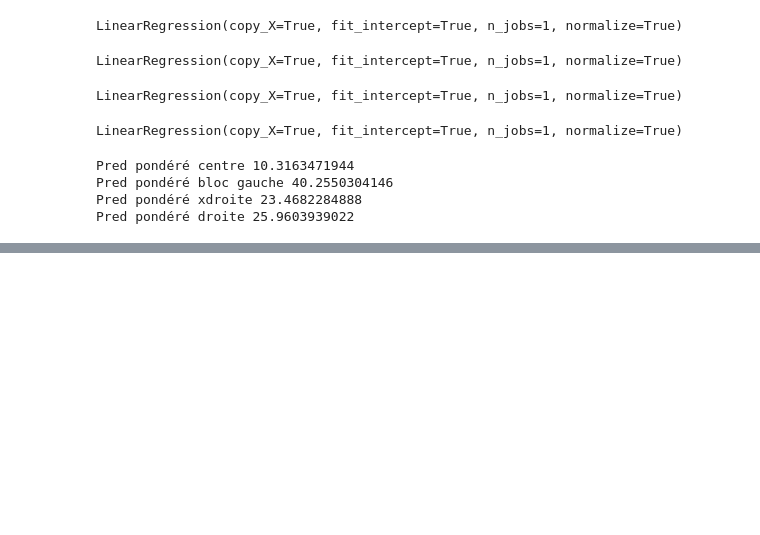
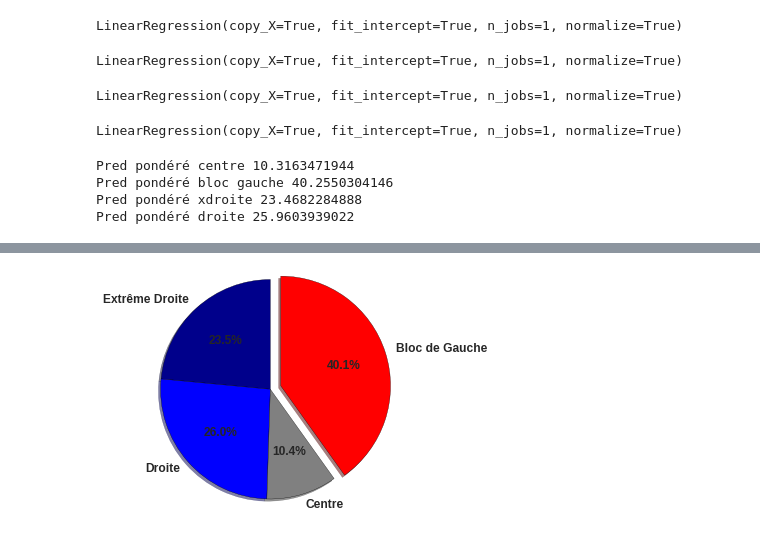
Before and after one commit to verycourt/Elections, a Jupyter notebook: Analyses/prediction bloc.ipynb, the cells around one changed output, grey strips where cells are left out. Saved outputs shown, nothing was run; the diff lists cells and outputs as text; code cells hidden in the pictures; blank space fills up the shorter version.

```diff
--- a/Analyses/prediction bloc.ipynb
+++ b/Analyses/prediction bloc.ipynb
@@ -1250,0 +1287,20 @@ Pred pondéré droite 25.9603939022
+# %%
+# Pie chart, where the slices will be ordered and plotted counter-clockwise:
+explode = (0, 0, 0, 0.1)  # only "explode" the 2nd slice (i.e. 'Hogs')
+
+names = ["Extrême Droite","Droite", "Centre", "Bloc de Gauche"]
+cs = ["darkblue","blue", "gray","red"]
+fig1, ax1 = plt.subplots()
+patches, texts, autotexts = ax1.pie(liste_pred, explode=explode, labels=names, autopct='%1.1f%%',
+        shadow=True, startangle=90, colors=cs)
+ax1.axis('equal')  # Equal aspect ratio ensures that pie is drawn as a circle.
+for i in range(len(texts)):
+    texts[i].set_fontsize(12)
+    texts[i].set_weight('bold')
+    autotexts[i].set_fontsize(12)
+    autotexts[i].set_weight('bold')
+
+plt.savefig('pie.png')
+plt.show()
+# %% [output]
+[figure, added]
```
Also changed, not shown: parts of 5 cells of this notebook, 1 other file.
